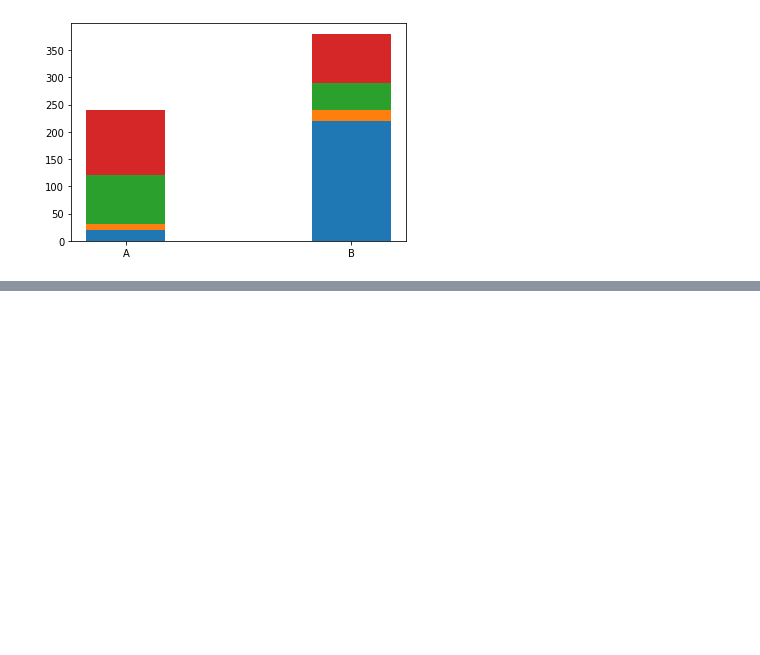
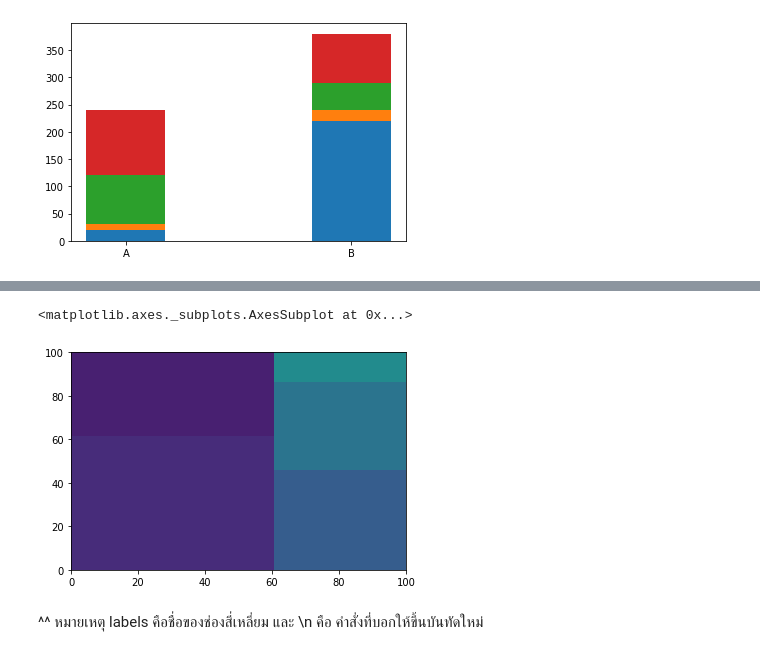
Before and after one commit to Tanutcha1998/hw1, a Jupyter notebook: Visualize Data Comparision.ipynb, the cells around one changed output, grey strips where cells are left out. Drawn from its saved outputs; the diff is of its cells as text; code cells hidden in the pictures; blank space fills up the shorter version.

```diff
--- a/Visualize Data Comparision.ipynb
+++ b/Visualize Data Comparision.ipynb
@@ -89,0 +117,7 @@ plt.bar([1,2],saledata.iloc[:,3],bottom = saledata.iloc[:,0] + saledata.iloc[:,1
+# %%
+volume = [350, 220, 170, 150, 50]
+# %%
+squarify.plot(sizes=volume)
+# %% [output]
+<matplotlib.axes._subplots.AxesSubplot at 0x...>
+[figure, added]
@@ -89,0 +128,2 @@ plt.bar([1,2],saledata.iloc[:,3],bottom = saledata.iloc[:,0] + saledata.iloc[:,1
+# %% [markdown]
+^^ หมายเหตุ labels คือชื่อของช่องสี่เหลี่ยม และ \n คือ คำสั่งที่บอกให้ขึ้นบันทัดใหม่
```
Also changed, not shown: parts of 40 cells of this notebook, 3 other files.
